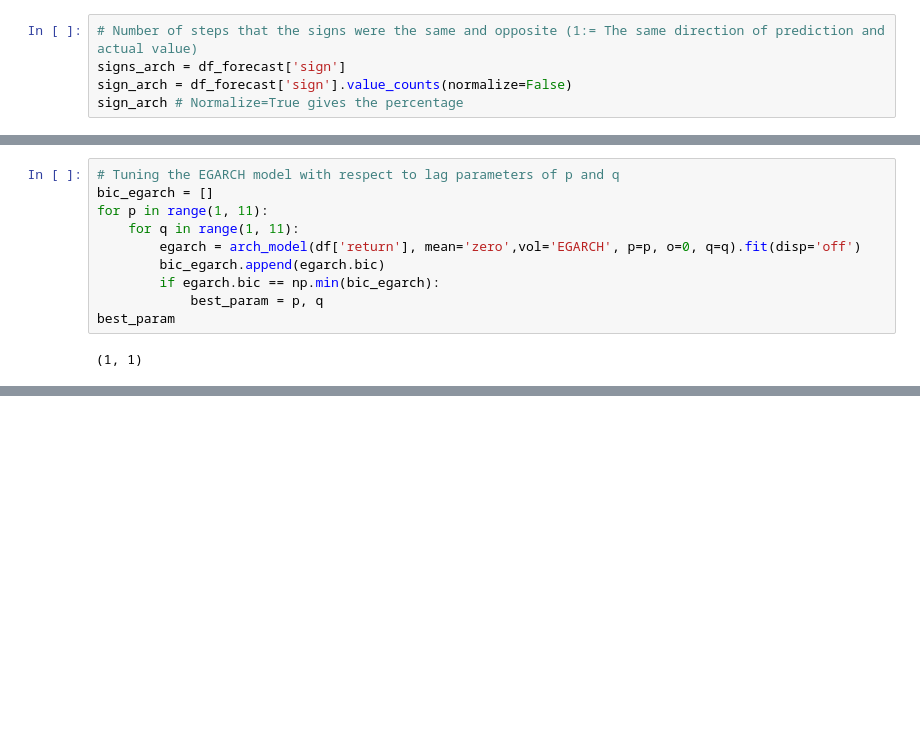
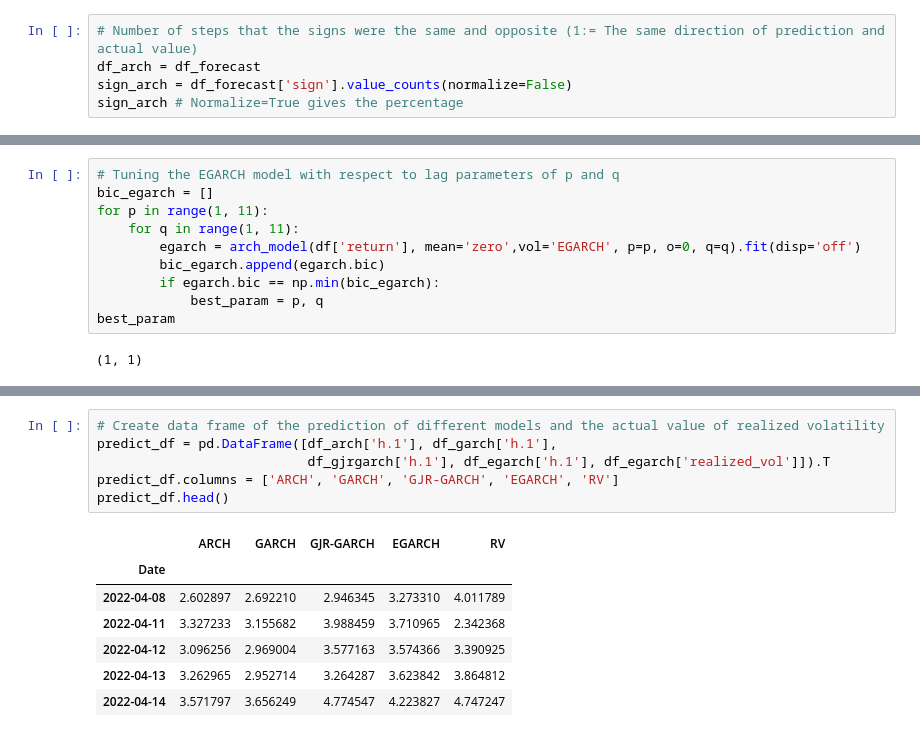
Before and after one commit to AmirDehkordi/Implied-VOL, a Jupyter notebook: Volatility.ipynb, the cells around one changed output, grey strips where cells are left out. Cells and saved outputs as stored; diff of their text form; blank space fills up the shorter version.

```diff
--- a/Volatility.ipynb
+++ b/Volatility.ipynb
@@ -278,6 +282,6 @@ df_forecast.head(10)
 # %%
 # Number of steps that the signs were the same and opposite (1:= The same direction of prediction and actual value)
-signs_arch = df_forecast['sign']
+df_arch = df_forecast
 sign_arch = df_forecast['sign'].value_counts(normalize=False)
 sign_arch # Normalize=True gives the percentage
 # %% [output]
@@ -809,0 +844,14 @@ plt.grid(linestyle=':');
+# %%
+# Create data frame of the prediction of different models and the actual value of realized volatility
+predict_df = pd.DataFrame([df_arch['h.1'], df_garch['h.1'],
+                           df_gjrgarch['h.1'], df_egarch['h.1'], df_egarch['realized_vol']]).T
+predict_df.columns = ['ARCH', 'GARCH', 'GJR-GARCH', 'EGARCH', 'RV']
+predict_df.head()
+# %% [output]
+|  | ARCH | GARCH | GJR-GARCH | EGARCH | RV |
+| Date |  |  |  |  |  |
+| 2022-04-08 | 2.602897 | 2.692210 | 2.946345 | 3.273310 | 4.011789 |
+| 2022-04-11 | 3.327233 | 3.155682 | 3.988459 | 3.710965 | 2.342368 |
+| 2022-04-12 | 3.096256 | 2.969004 | 3.577163 | 3.574366 | 3.390925 |
+| 2022-04-13 | 3.262965 | 2.952714 | 3.264287 | 3.623842 | 3.864812 |
+| 2022-04-14 | 3.571797 | 3.656249 | 4.774547 | 4.223827 | 4.747247 |
```
Also changed, not shown: parts of 63 cells of this notebook.
